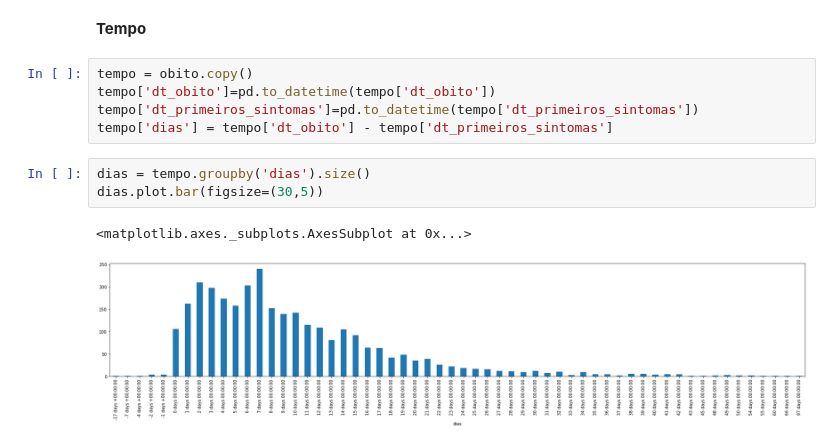
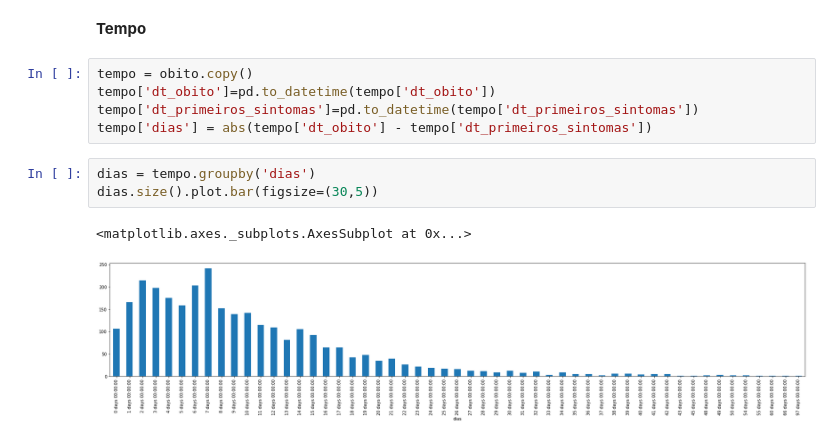
Before and after one commit to tiagopessoalima/covid-19, a Jupyter notebook: obito_pe.ipynb, the cells around one changed output. Drawn from its saved outputs; the diff is of its cells as text.

```diff
--- a/obito_pe.ipynb
+++ b/obito_pe.ipynb
@@ -152,10 +153,10 @@ sintomas[sintomas>100].plot.bar(figsize=(30,5))
 tempo = obito.copy()
 tempo['dt_obito']=pd.to_datetime(tempo['dt_obito'])
 tempo['dt_primeiros_sintomas']=pd.to_datetime(tempo['dt_primeiros_sintomas'])
-tempo['dias'] = tempo['dt_obito'] - tempo['dt_primeiros_sintomas']
+tempo['dias'] = abs(tempo['dt_obito'] - tempo['dt_primeiros_sintomas'])
 # %%
-dias = tempo.groupby('dias').size()
-dias.plot.bar(figsize=(30,5))
+dias = tempo.groupby('dias')
+dias.size().plot.bar(figsize=(30,5))
 # %% [output]
 <matplotlib.axes._subplots.AxesSubplot at 0x...>
-[figure, old version]
+[figure, new version]
```
Also changed, not shown: parts of 10 cells of this notebook.
